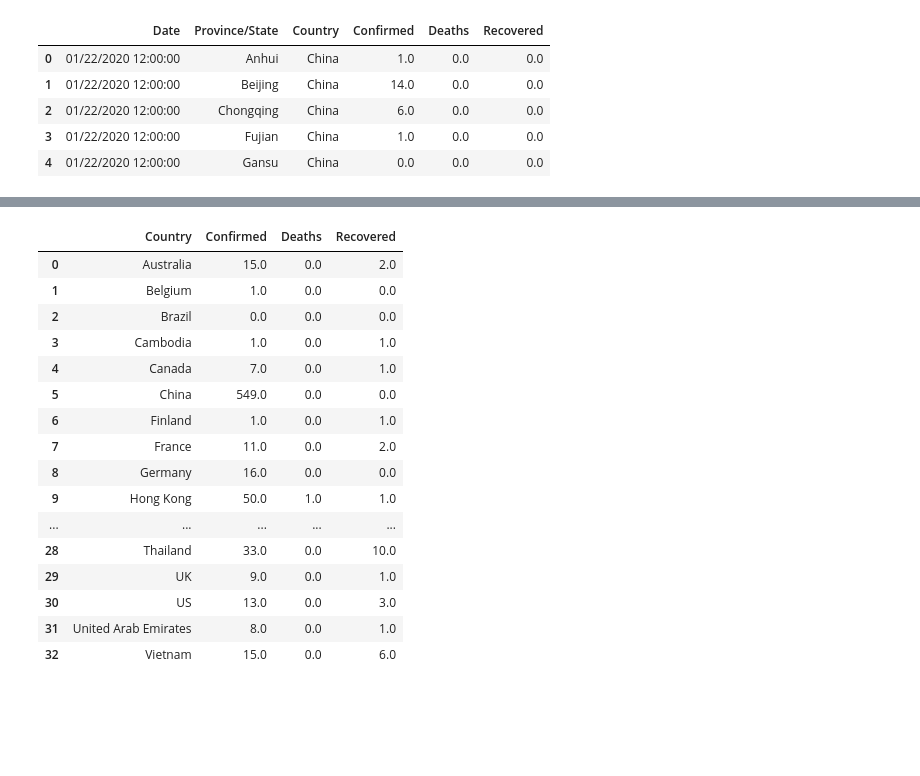
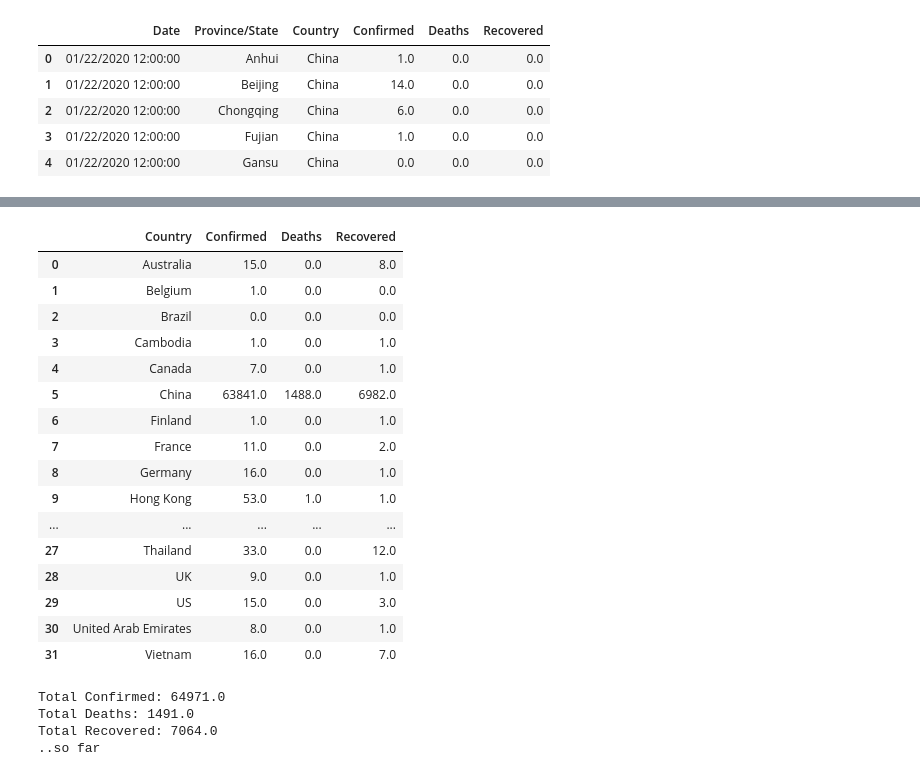
Before and after one commit to ushashwat/Coronavirus-Case-Study, a Jupyter notebook: coronavirus_case_study.ipynb, the cells around one changed output, grey strips where cells are left out. Drawn from its saved outputs; the diff is of its cells as text; code cells hidden in the pictures; blank space fills up the shorter version.

```diff
--- a/coronavirus_case_study.ipynb
+++ b/coronavirus_case_study.ipynb
@@ -110,24 +121,38 @@ Total: 33
+# %%
+# Replacing Mainland China with China to make dataset consistent
+df['Country'].replace({'Mainland China':'China'},inplace=True)
 # %%
 # Number of cases in each Country
 case_c = df.groupby(['Country', 'Date']).sum().reset_index()
 case_c = case_c.sort_values('Date', ascending=False)
 case_c = case_c.drop_duplicates(subset = ['Country'])
-case_c.sort_values('Country')[['Country','Confirmed','Deaths','Recovered']].reset_index(drop=True)
+with pd.option_context('display.max_rows', None, 'display.max_columns', None):
+  display(case_c.sort_values('Country')[['Country','Confirmed','Deaths','Recovered']].reset_index(drop=True))
 # %% [output]
 |  | Country | Confirmed | Deaths | Recovered |
-| 0 | Australia | 15.0 | 0.0 | 2.0 |
+| 0 | Australia | 15.0 | 0.0 | 8.0 |
 | 1 | Belgium | 1.0 | 0.0 | 0.0 |
 | 2 | Brazil | 0.0 | 0.0 | 0.0 |
 | 3 | Cambodia | 1.0 | 0.0 | 1.0 |
 | 4 | Canada | 7.0 | 0.0 | 1.0 |
-| 5 | China | 549.0 | 0.0 | 0.0 |
+| 5 | China | 63841.0 | 1488.0 | 6982.0 |
 | 6 | Finland | 1.0 | 0.0 | 1.0 |
 | 7 | France | 11.0 | 0.0 | 2.0 |
-| 8 | Germany | 16.0 | 0.0 | 0.0 |
-| 9 | Hong Kong | 50.0 | 1.0 | 1.0 |
+| 8 | Germany | 16.0 | 0.0 | 1.0 |
+| 9 | Hong Kong | 53.0 | 1.0 | 1.0 |
 | ... | ... | ... | ... | ... |
-| 28 | Thailand | 33.0 | 0.0 | 10.0 |
-| 29 | UK | 9.0 | 0.0 | 1.0 |
-| 30 | US | 13.0 | 0.0 | 3.0 |
-| 31 | United Arab Emirates | 8.0 | 0.0 | 1.0 |
-| 32 | Vietnam | 15.0 | 0.0 | 6.0 |
+| 27 | Thailand | 33.0 | 0.0 | 12.0 |
+| 28 | UK | 9.0 | 0.0 | 1.0 |
+| 29 | US | 15.0 | 0.0 | 3.0 |
+| 30 | United Arab Emirates | 8.0 | 0.0 | 1.0 |
+| 31 | Vietnam | 16.0 | 0.0 | 7.0 |
+# %%
+# Total number of cases
+print("Total Confirmed:",case_c['Confirmed'].sum())
+print("Total Deaths:",case_c['Deaths'].sum())
+print("Total Recovered:",case_c['Recovered'].sum())
+# %% [output]
+Total Confirmed: 64971.0
+Total Deaths: 1491.0
+Total Recovered: 7064.0
+..so far
```
Also changed, not shown: parts of 17 cells of this notebook.
